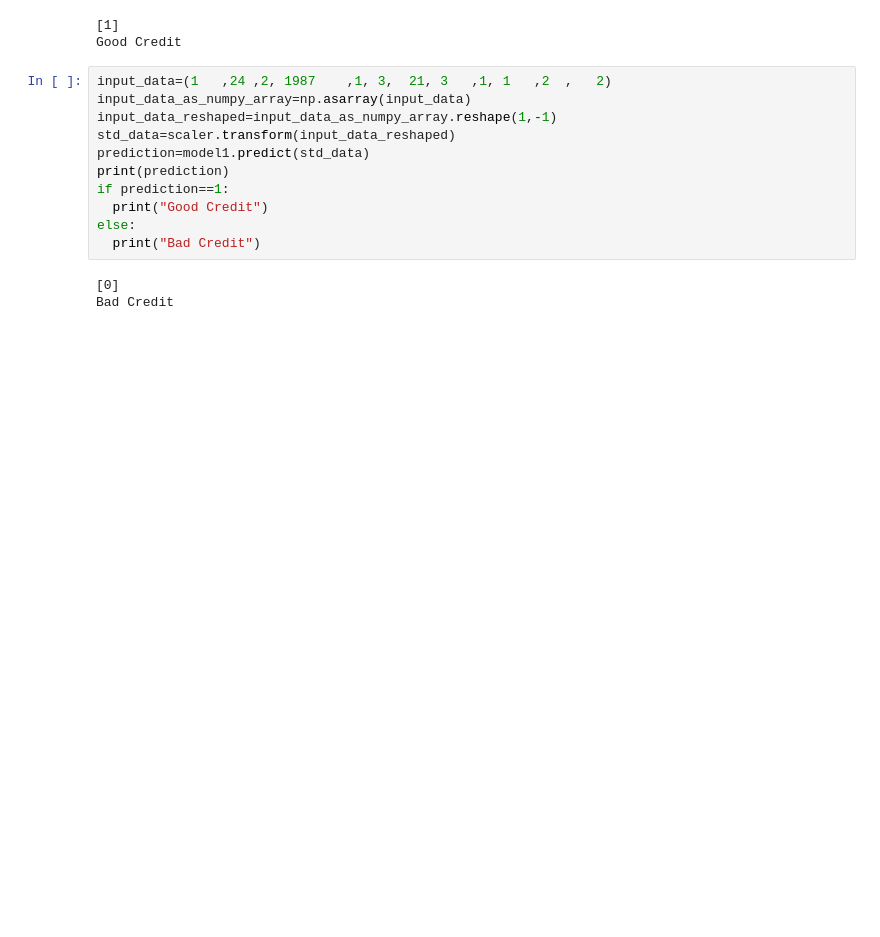
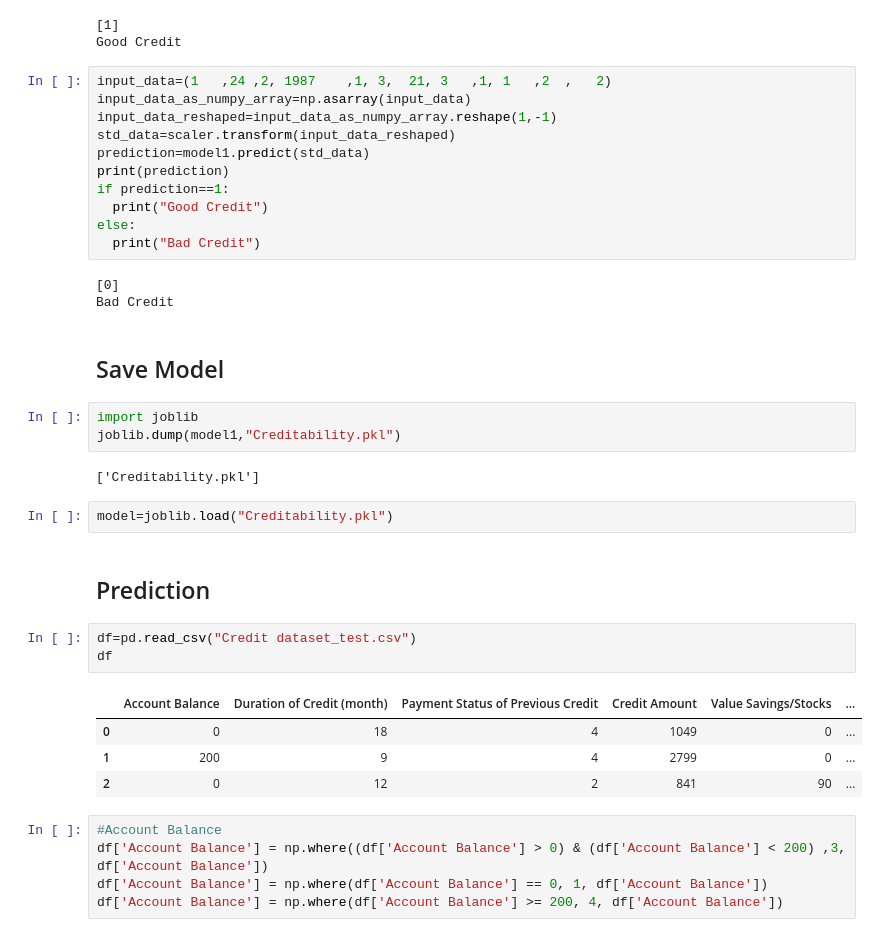
Before and after one commit to meetgandhii/LoanEligibilityChecker, a Jupyter notebook: Creditability.ipynb, the cells around one changed output. Cells and saved outputs as stored; diff of their text form; blank space fills up the shorter version.

```diff
--- a/Creditability.ipynb
+++ b/Creditability.ipynb
@@ -334,3 +334,27 @@ else:
 # %% [output]
 [0]
 Bad Credit
+# %% [markdown]
+## Save Model
+# %%
+import joblib
+joblib.dump(model1,"Creditability.pkl")
+# %% [output]
+['Creditability.pkl']
+# %%
+model=joblib.load("Creditability.pkl")
+# %% [markdown]
+## Prediction
+# %%
+df=pd.read_csv("Credit dataset_test.csv")
+df
+# %% [output]
+|  | Account Balance | Duration of Credit (month) | Payment Status of Previous Credit | Credit Amount | Value Savings/Stocks | ... |
+| 0 | 0 | 18 | 4 | 1049 | 0 | ... |
+| 1 | 200 | 9 | 4 | 2799 | 0 | ... |
+| 2 | 0 | 12 | 2 | 841 | 90 | ... |
+# %%
+#Account Balance
+df['Account Balance'] = np.where((df['Account Balance'] > 0) & (df['Account Balance'] < 200) ,3, df['Account Balance'])
+df['Account Balance'] = np.where(df['Account Balance'] == 0, 1, df['Account Balance'])
+df['Account Balance'] = np.where(df['Account Balance'] >= 200, 4, df['Account Balance'])
```
Also changed, not shown: parts of 12 cells of this notebook, 1 other file.
